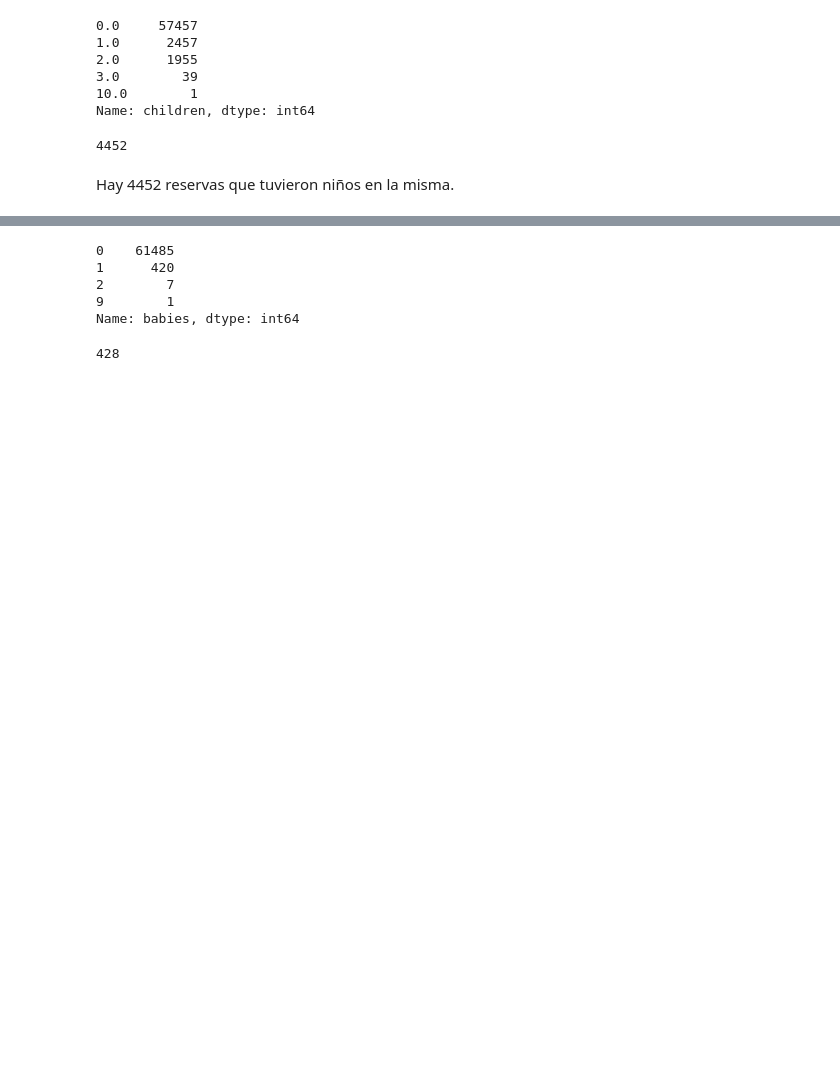
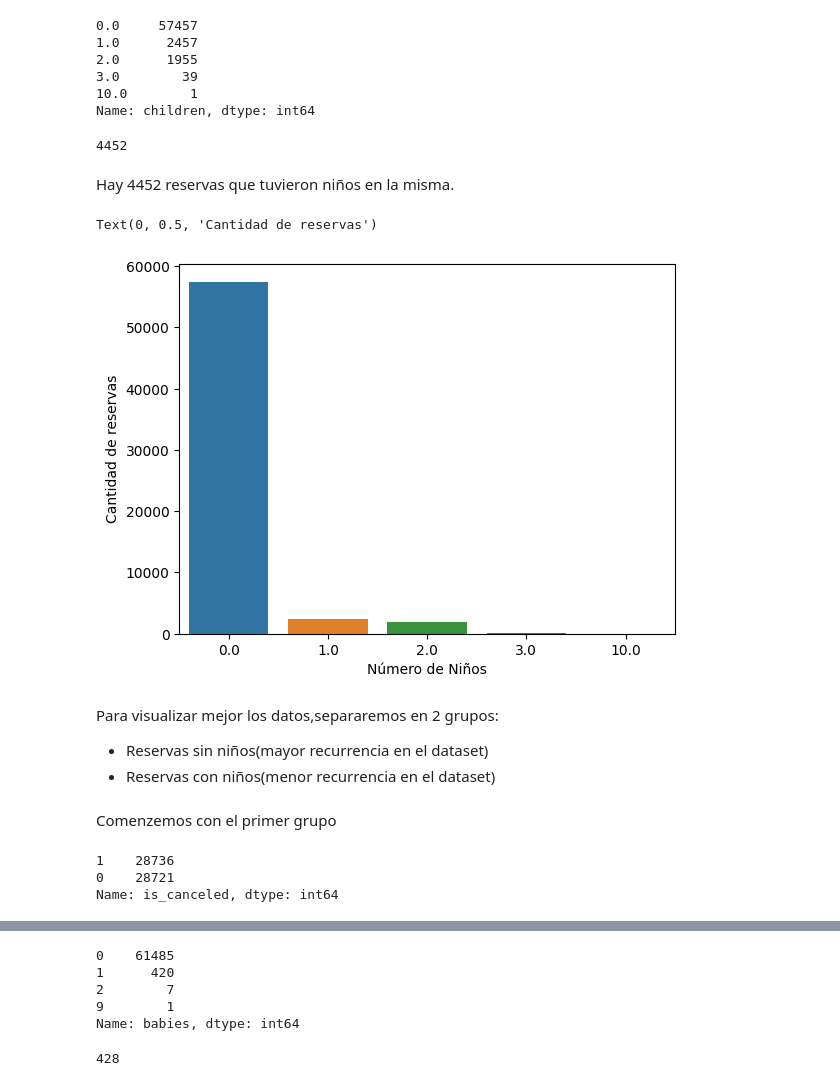
Before and after one commit to juanignaciogiacobbe/7506R-2C2023-GRUPO15, a Jupyter notebook: 7506R_TP1_GRUPO15_CHP1_ENTREGA.ipynb, the cells around one changed output, grey strips where cells are left out. Saved outputs shown, nothing was run; the diff lists cells and outputs as text; code cells hidden in the pictures; blank space fills up the shorter version.

```diff
--- a/7506R_TP1_GRUPO15_CHP1_ENTREGA.ipynb
+++ b/7506R_TP1_GRUPO15_CHP1_ENTREGA.ipynb
@@ -340,3 +406,27 @@ columna_children.loc[columna_children > 0].value_counts().sum()
 4452
 # %% [markdown]
 Hay 4452 reservas que tuvieron niños en la misma.
+# %%
+sns.countplot(data=ds_hoteles_train, x="children")
+plt.xlabel("Número de Niños")
+plt.ylabel("Cantidad de reservas")
+# %% [output]
+Text(0, 0.5, 'Cantidad de reservas')
+[figure, added]
+# %% [markdown]
+Para visualizar mejor los datos,separaremos en 2 grupos:
+
+
+*   Reservas sin niños(mayor recurrencia en el dataset)
+*   Reservas con niños(menor recurrencia en el dataset)
+# %% [markdown]
+Comenzemos con el primer grupo
+# %%
+ds_reservas_sin_niños= ds_hoteles_train.loc[columna_children == 0]
+
+
+ds_reservas_sin_niños['is_canceled'].value_counts()
+# %% [output]
+1    28736
+0    28721
+Name: is_canceled, dtype: int64
```
Also changed, not shown: parts of 36 cells of this notebook.
